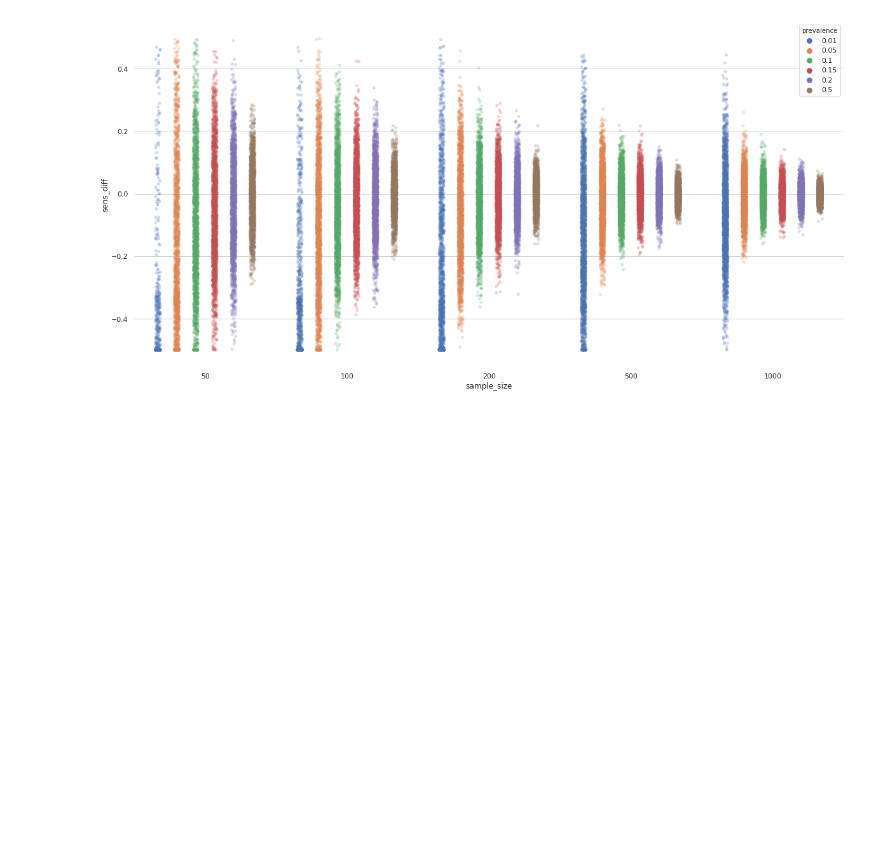
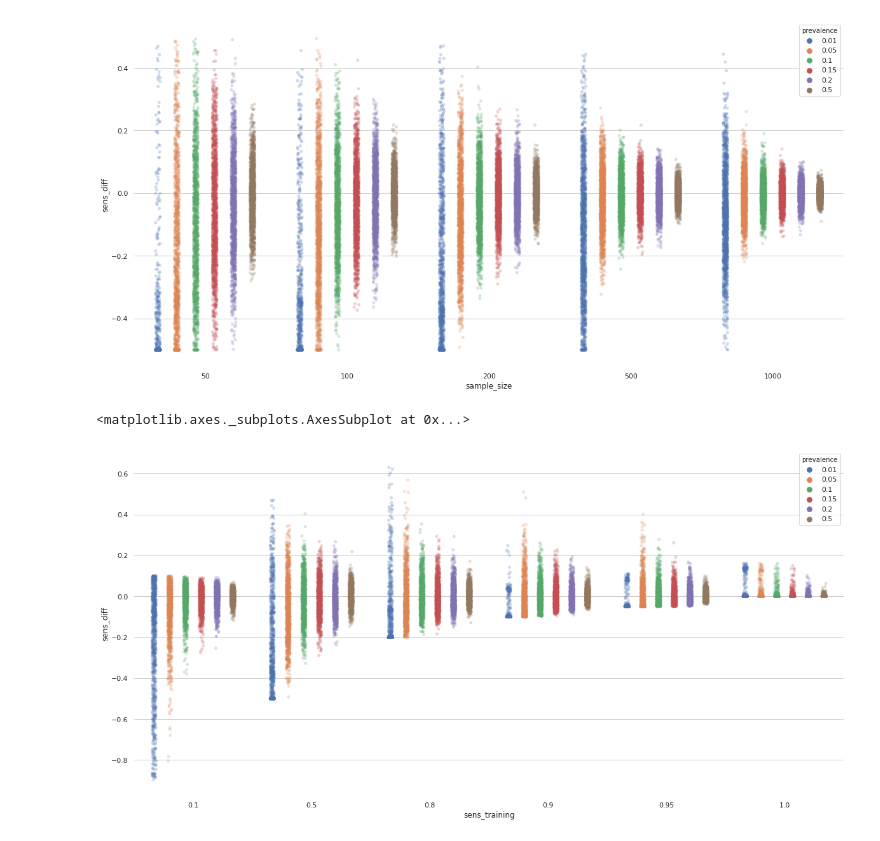
Before and after one commit to NiklasTR/pathomix, a Jupyter notebook: pathomix/MC_simulation/Plot_distributions.ipynb, the cells around one changed output. Saved outputs shown, nothing was run; the diff lists cells and outputs as text; code cells hidden in the pictures; blank space fills up the shorter version.

Commit message:
add plots for distributions

```diff
--- a/pathomix/MC_simulation/Plot_distributions.ipynb
+++ b/pathomix/MC_simulation/Plot_distributions.ipynb
@@ -82,18 +82,22 @@ sns.stripplot(x="sample_size", y="sens_diff", hue="prevalence",
 [figure]
 # %%
 # reduce number of generators for the sake of visualization
-num_gen_for_plotting = 3
+num_gen_for_plotting = 10
 df_short = df.loc[df['uuid_gen'].isin(df.uuid_gen.unique()[:num_gen_for_plotting])]
 # pick which sensitivity threshold should be used
 # select from sens = [1.0, 0.995, 0.99, 0.98, 0.97, 0.96, 0.95, 0.94, 0.93, 0.92, 0.91, 0.9, 0.85, 0.8, 0.7, 0.5, 0.4, 0.3, 0.2, 0.1, 0.05, 0.01]
 
-df_short = df_short[df_short.sample_size == 50]
+df_short = df_short.loc[df_short['sens_training'].isin([1.0, 0.95, 0.9, 0.8, 0.5, 0.1])]
+df_short = df_short[df_short.sample_size == 200]
 sns.set(style="whitegrid")
 # Initialize the figure
 f, ax = plt.subplots(figsize=(20, 10))
 sns.despine(bottom=True, left=True)
 
 # Show each observation with a scatterplot
-sns.stripplot(x="sens", y="sens_diff", hue="prevalence",
+sns.stripplot(x="sens_training", y="sens_diff", hue="prevalence",
               data=df_short, dodge=True, jitter=True,
               alpha=.25, zorder=1)
+# %% [output]
+<matplotlib.axes._subplots.AxesSubplot at 0x...>
+[figure, added]
```
Also changed, not shown: parts of 2 cells of this notebook.
